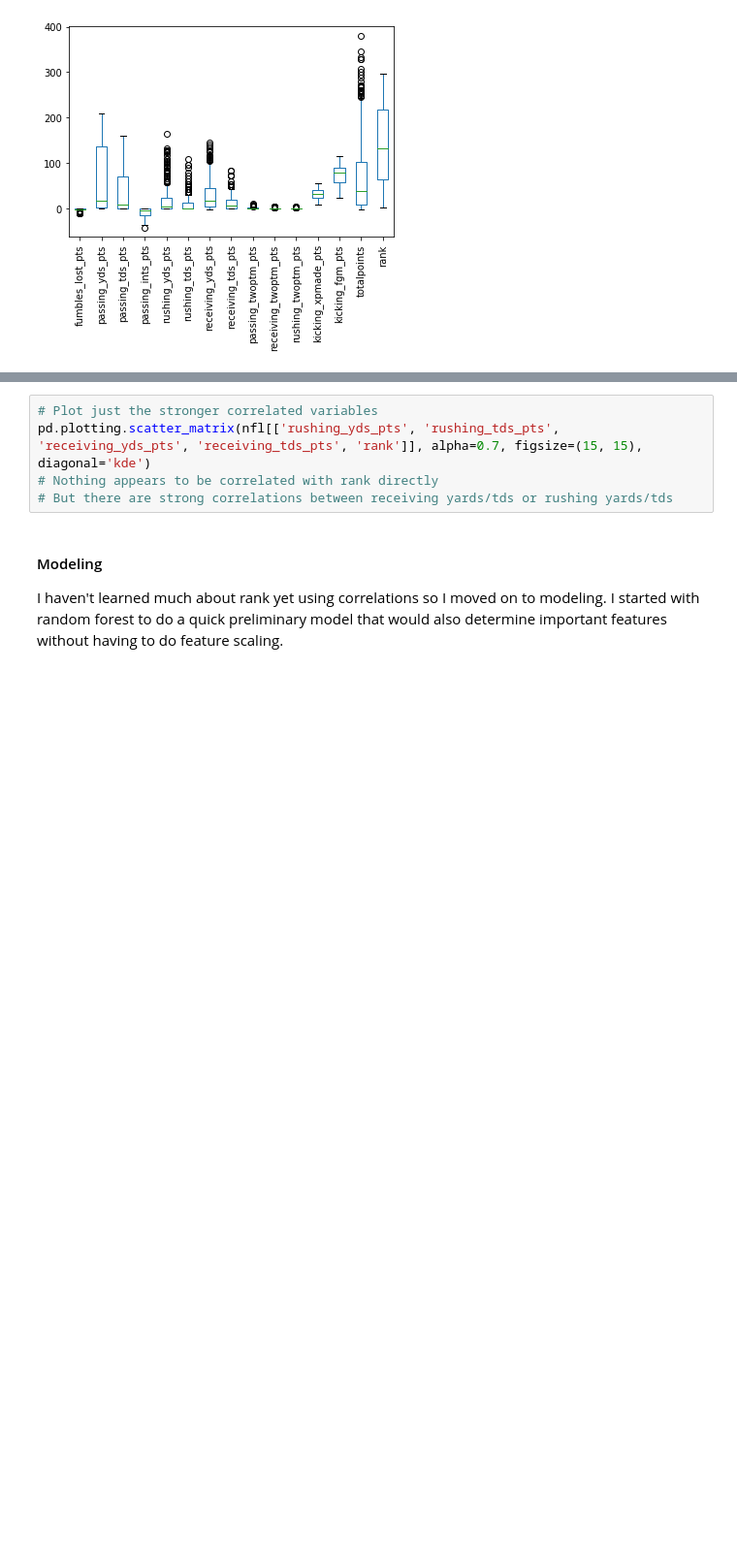
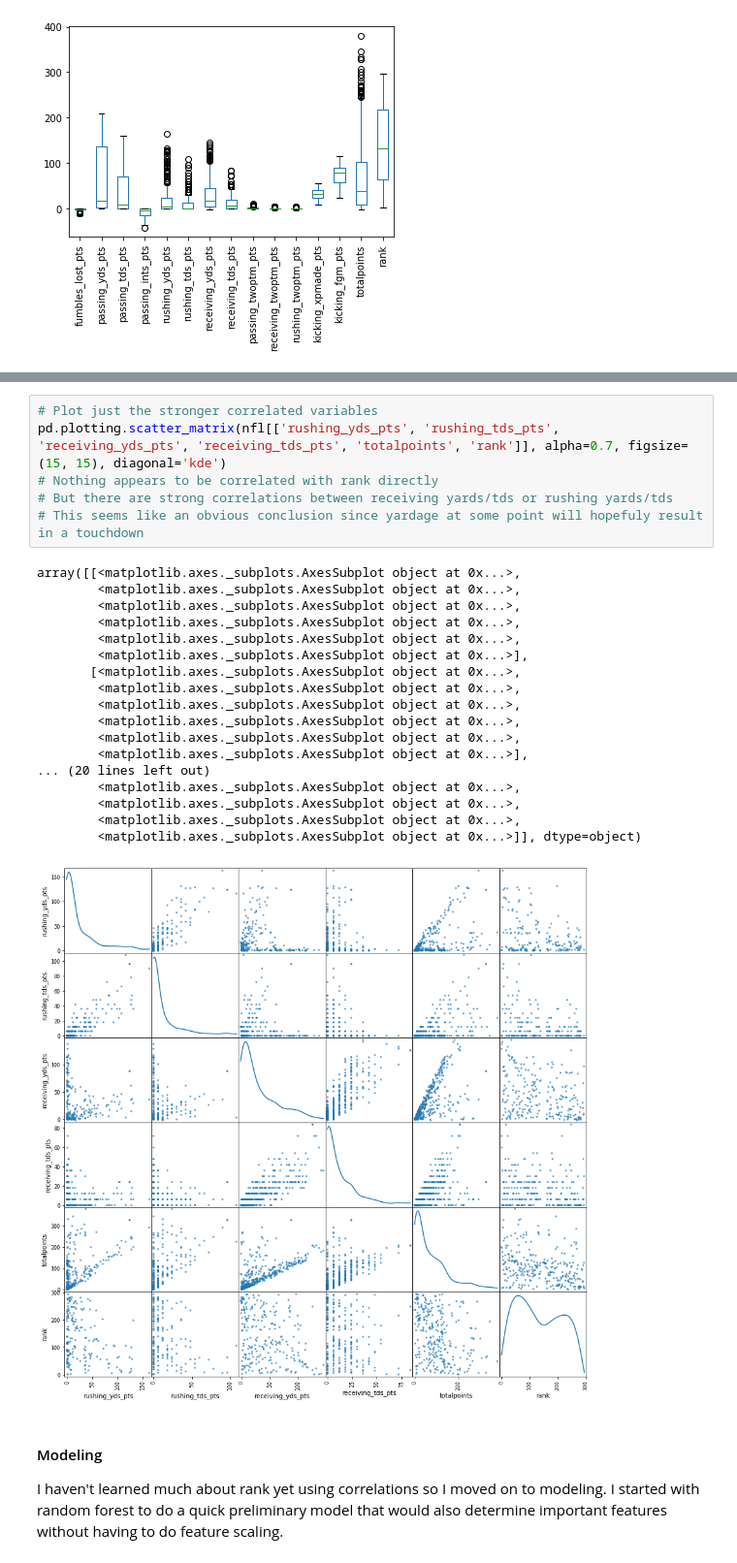
Before and after one commit to wendybo/GA_Class_Project, a Jupyter notebook: project.ipynb, the cells around one changed output, grey strips where cells are left out. Shown at 97% size. Drawn from its saved outputs; the diff is of its cells as text; blank space fills up the shorter version.

```diff
--- a/project.ipynb
+++ b/project.ipynb
@@ -361,8 +421,28 @@ pd.plotting.scatter_matrix(nfl[['fumbles_lost_pts', 'passing_yds_pts', 'passing_
 # %%
 # Plot just the stronger correlated variables
-pd.plotting.scatter_matrix(nfl[['rushing_yds_pts', 'rushing_tds_pts', 'receiving_yds_pts', 'receiving_tds_pts', 'rank']], alpha=0.7, figsize=(15, 15), diagonal='kde')
+pd.plotting.scatter_matrix(nfl[['rushing_yds_pts', 'rushing_tds_pts', 'receiving_yds_pts', 'receiving_tds_pts', 'totalpoints', 'rank']], alpha=0.7, figsize=(15, 15), diagonal='kde')
 # Nothing appears to be correlated with rank directly
 # But there are strong correlations between receiving yards/tds or rushing yards/tds
+# This seems like an obvious conclusion since yardage at some point will hopefuly result in a touchdown
+# %% [output]
+array([[<matplotlib.axes._subplots.AxesSubplot object at 0x...>,
+        <matplotlib.axes._subplots.AxesSubplot object at 0x...>,
+        <matplotlib.axes._subplots.AxesSubplot object at 0x...>,
+        <matplotlib.axes._subplots.AxesSubplot object at 0x...>,
+        <matplotlib.axes._subplots.AxesSubplot object at 0x...>,
+        <matplotlib.axes._subplots.AxesSubplot object at 0x...>],
+       [<matplotlib.axes._subplots.AxesSubplot object at 0x...>,
+        <matplotlib.axes._subplots.AxesSubplot object at 0x...>,
+        <matplotlib.axes._subplots.AxesSubplot object at 0x...>,
+        <matplotlib.axes._subplots.AxesSubplot object at 0x...>,
+        <matplotlib.axes._subplots.AxesSubplot object at 0x...>,
+        <matplotlib.axes._subplots.AxesSubplot object at 0x...>],
+... (20 lines left out)
+        <matplotlib.axes._subplots.AxesSubplot object at 0x...>,
+        <matplotlib.axes._subplots.AxesSubplot object at 0x...>,
+        <matplotlib.axes._subplots.AxesSubplot object at 0x...>,
+        <matplotlib.axes._subplots.AxesSubplot object at 0x...>]], dtype=object)
+[figure, added]
 # %% [markdown]
 #### Modeling
 I haven't learned much about rank yet using correlations so I moved on to modeling. I started with random forest to do a quick preliminary model that would also determine important features without having to do feature scaling.
```
Also changed, not shown: parts of 34 cells of this notebook.
